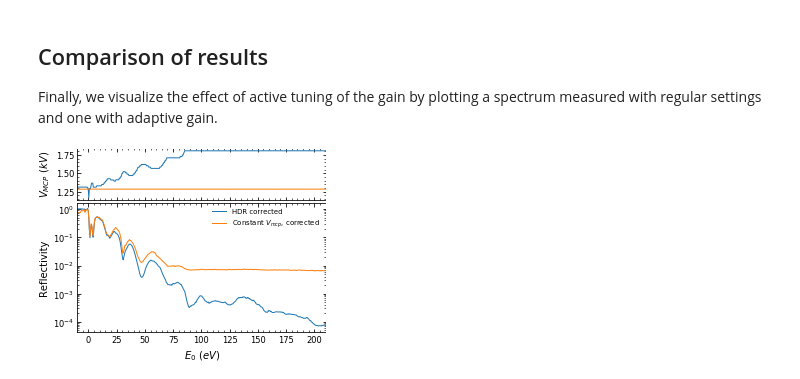
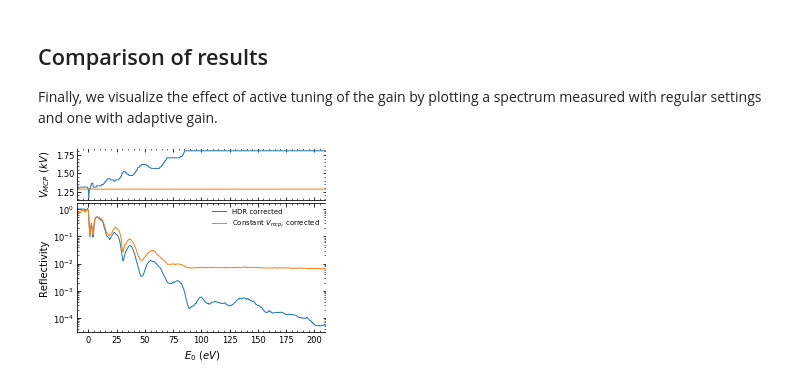
Before and after one commit to TAdeJong/LEEM-analysis, a Jupyter notebook: 1 - Detector Correction.ipynb, the cells around one changed output. Cells and saved outputs as stored; diff of their text form; code cells hidden in the pictures.

```diff
--- a/1 - Detector Correction.ipynb
+++ b/1 - Detector Correction.ipynb
@@ -10,10 +13,7 @@ from scipy.optimize import least_squares
 # %%
 # We always grab a part of the center of the image for calibration
 radius = 100
-folder = './data/'
-DCcont = Container(folder+'20171205_115846_0.66um_475.8_DC.nlp')
-
-DC = DCcont.getStack().getDaskArray().mean(axis=0)
-
-DCval = DC[(640-radius):(640+radius), (512-radius):(512+radius)].mean()
+folder = './data'
+DC_dat =  xr.open_dataset(os.path.join(folder, '20171205_115846_0.66um_475.8_DC.nc'))
+DC_dat.mcount
 # %% [output]
@@ -184,22 +270,24 @@ plt.savefig('DC_and_Flatfield2.pdf', dpi=300)
 ## Comparison of results
 Finally, we visualize the effect of active tuning of the gain by plotting a spectrum measured with regular settings and one with adaptive gain.
 # %%
-Ehdr, Ihdr = np.genfromtxt(folder+'20190509_142203_3.5um_561.5_IVhdrBILAYER.csv', unpack=True)
-E, I = np.genfromtxt(folder+'20190509_155656_3.5um_562.1_IVBILAYER.csv', unpack=True)
-CP = np.genfromtxt(folder+'20190509_155656_3.5um_562.1_IV_CHANNELPLATE.txt')
-CPhdr = np.genfromtxt(folder+'20190509_142203_3.5um_561.5_IVhdr_CHANNELPLATE.txt')
+#Ehdrold, Ihdrold = np.genfromtxt(os.path.join(folder,'20190509_142203_3.5um_561.5_IVhdrBILAYER.csv'), unpack=True)
+Ehdr, Ihdr = np.genfromtxt(os.path.join(folder,'20190509_142203_3.5um_561.5_IVhdrBILAYER_.csv'), unpack=True)
+E, I = np.genfromtxt(os.path.join(folder,'20190509_155656_3.5um_562.1_IVBILAYER.csv'), unpack=True)
+CP = np.genfromtxt(os.path.join(folder,'20190509_155656_3.5um_562.1_IV_CHANNELPLATE.txt'))
+CPhdr = np.genfromtxt(os.path.join(folder,'20190509_142203_3.5um_561.5_IVhdr_CHANNELPLATE.txt'))
 fig, axs = plt.subplots(nrows=2, gridspec_kw={'height_ratios': [0.8,2]}, sharex=True, figsize=[4,3])
 axs[0].plot(Ehdr, CPhdr)
 axs[0].plot(E, CP)
 axs[0].margins(x=0)
 axs[0].set_ylabel('$V_{MCP}\ (kV)$')
 axs[1].semilogy(Ehdr,Ihdr, label='HDR corrected')
+#axs[1].semilogy(Ehdrold, Ihdrold, label='HDR corrected old')
 axs[1].semilogy(E,I, label='Constant $V_{mcp}$, corrected')
 axs[1].margins(x=0)
 axs[1].set_xlabel('$E_0\ (eV)$')
 axs[1].set_ylabel('Reflectivity')
 axs[1].legend()
 plt.tight_layout(h_pad=0.0, pad=0)
 plt.savefig('HDRcomparison.pdf')
 # %% [output]
-[figure, old version]
+[figure, new version]
```
Also changed, not shown: parts of 20 cells of this notebook, 6 other files.
